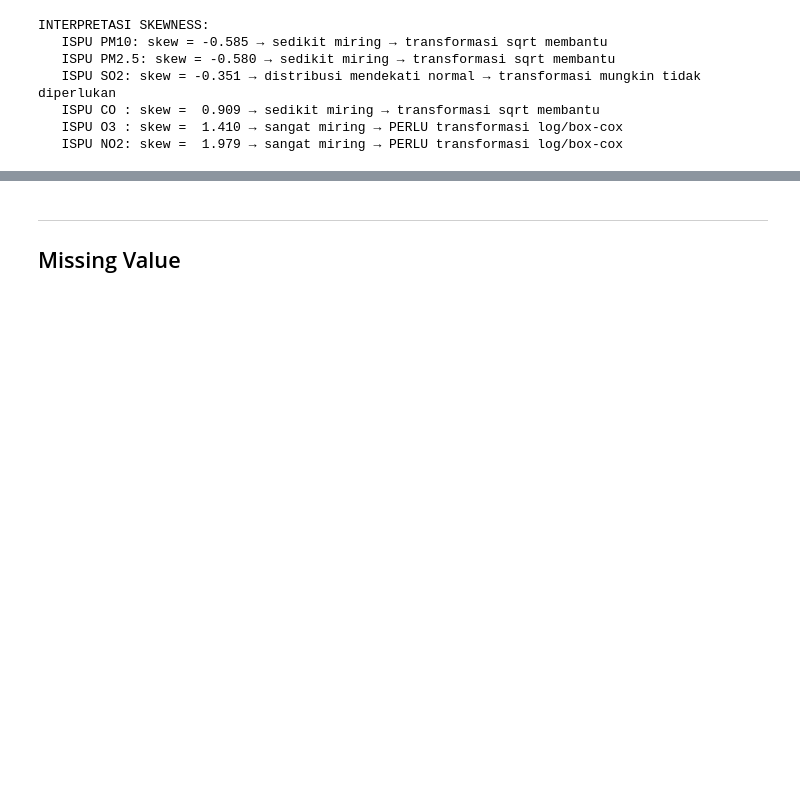
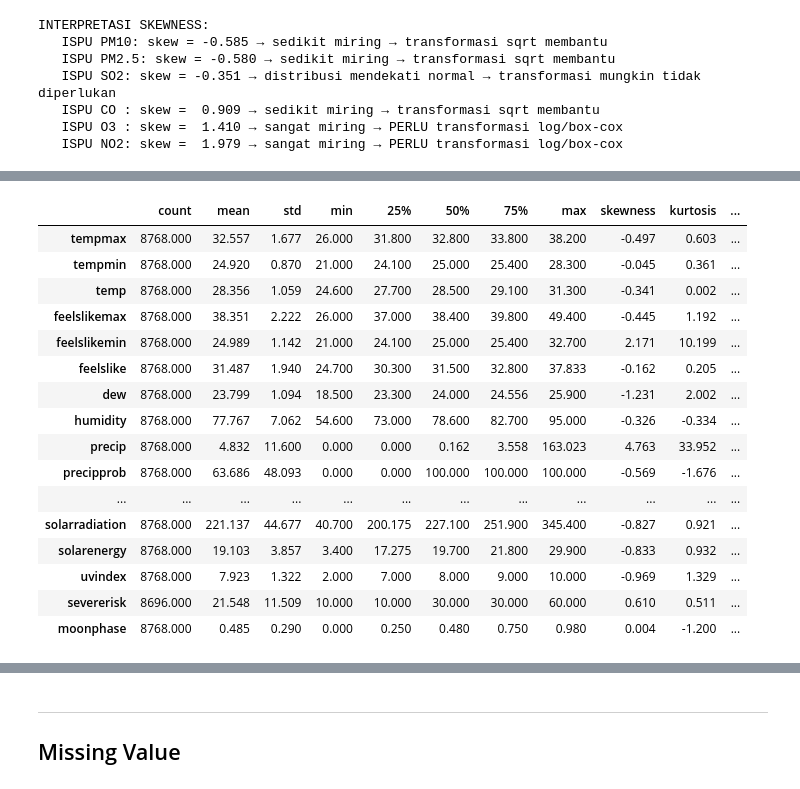
Before and after one commit to aauliaaz/project-daming, a Jupyter notebook: notebooks/EDA.ipynb, the cells around one changed output, grey strips where cells are left out. Saved outputs shown, nothing was run; the diff lists cells and outputs as text; code cells hidden in the pictures; blank space fills up the shorter version.

```diff
--- a/notebooks/EDA.ipynb
+++ b/notebooks/EDA.ipynb
@@ -236,3 +242,68 @@ INTERPRETASI SKEWNESS:
    ISPU CO : skew =  0.909 → sedikit miring → transformasi sqrt membantu
    ISPU O3 : skew =  1.410 → sangat miring → PERLU transformasi log/box-cox
    ISPU NO2: skew =  1.979 → sangat miring → PERLU transformasi log/box-cox
+# %%
+# Statistik deskriptif data cuaca
+CUACA_NUMERIK = [
+    'tempmax', 'tempmin', 'temp', 'feelslikemax', 'feelslikemin', 'feelslike',
+    'dew', 'humidity', 'precip', 'precipprob', 'precipcover',
+    'snow', 'snowdepth', 'windgust', 'windspeed', 'winddir',
+    'sealevelpressure', 'cloudcover', 'visibility',
+    'solarradiation', 'solarenergy', 'uvindex', 'severerisk', 'moonphase'
+]
+
+CUACA_NUMERIK = [col for col in CUACA_NUMERIK if col in df_cuaca.columns]
+
+print(f'Kolom cuaca numerik: {CUACA_NUMERIK}')
+
+for col in CUACA_NUMERIK:
+    df_cuaca[col] = pd.to_numeric(df_cuaca[col], errors='coerce')
+
+if CUACA_NUMERIK:
+    stats_cuaca = df_cuaca[CUACA_NUMERIK].describe().T
+    stats_cuaca['skewness'] = df_cuaca[CUACA_NUMERIK].skew()
+    stats_cuaca['kurtosis'] = df_cuaca[CUACA_NUMERIK].kurtosis()
+    stats_cuaca['missing_count'] = df_cuaca[CUACA_NUMERIK].isnull().sum()
+    stats_cuaca['missing_pct'] = (df_cuaca[CUACA_NUMERIK].isnull().sum() / len(df_cuaca) * 100).round(2)
+
+    print('\nSTATISTIK DESKRIPTIF CUACA')
+    display(stats_cuaca.round(3))
+
+    CUACA_UTAMA = [
+        'temp', 'humidity', 'precip', 'windspeed',
+        'windgust', 'cloudcover', 'visibility', 'uvindex'
+    ]
+    CUACA_UTAMA = [col for col in CUACA_UTAMA if col in df_cuaca.columns]
+
+    if 'station' in df_cuaca.columns and CUACA_UTAMA:
+        stats_cuaca_station = (
+            df_cuaca
+            .groupby('station')[CUACA_UTAMA]
+            .agg(['mean', 'median', 'min', 'max'])
+            .round(3)
+        )
+        print('\nCUACA PER STASIUN')
+        display(stats_cuaca_station)
+
+    print('\nINTERPRETASI SKEWNESS FITUR CUACA UTAMA:')
+    for col in CUACA_UTAMA:
+        skew = df_cuaca[col].skew()
+        if pd.isna(skew):
+            ket = 'tidak cukup variasi data untuk menghitung skewness'
+        elif abs(skew) < 0.5:
+            ket = 'distribusi relatif simetris'
+        elif skew > 1:
+            ket = 'miring kanan kuat; banyak nilai rendah dengan beberapa nilai ekstrem tinggi'
+        elif skew > 0:
+            ket = 'miring kanan sedang'
+        elif skew < -1:
+            ket = 'miring kiri kuat; banyak nilai tinggi dengan beberapa nilai ekstrem rendah'
+        else:
+            ket = 'miring kiri sedang'
+        print(f'   {col:12s}: skew = {skew:7.3f} -> {ket}')
+
+    for col in ['conditions', 'preciptype', 'icon']:
+        if col in df_cuaca.columns:
+            print(f'\nFREKUENSI {col.upper()}')
+            display(df_cuaca[col].value_counts(dropna=False).head(10).to_frame(name='jumlah'))
+# %% [output]
@@ -238,0 +313,17 @@ INTERPRETASI SKEWNESS:
+|  | count | mean | std | min | 25% | 50% | 75% | max | skewness | kurtosis | ... |
+| tempmax | 8768.000 | 32.557 | 1.677 | 26.000 | 31.800 | 32.800 | 33.800 | 38.200 | -0.497 | 0.603 | ... |
+| tempmin | 8768.000 | 24.920 | 0.870 | 21.000 | 24.100 | 25.000 | 25.400 | 28.300 | -0.045 | 0.361 | ... |
+| temp | 8768.000 | 28.356 | 1.059 | 24.600 | 27.700 | 28.500 | 29.100 | 31.300 | -0.341 | 0.002 | ... |
+| feelslikemax | 8768.000 | 38.351 | 2.222 | 26.000 | 37.000 | 38.400 | 39.800 | 49.400 | -0.445 | 1.192 | ... |
+| feelslikemin | 8768.000 | 24.989 | 1.142 | 21.000 | 24.100 | 25.000 | 25.400 | 32.700 | 2.171 | 10.199 | ... |
+| feelslike | 8768.000 | 31.487 | 1.940 | 24.700 | 30.300 | 31.500 | 32.800 | 37.833 | -0.162 | 0.205 | ... |
+| dew | 8768.000 | 23.799 | 1.094 | 18.500 | 23.300 | 24.000 | 24.556 | 25.900 | -1.231 | 2.002 | ... |
+| humidity | 8768.000 | 77.767 | 7.062 | 54.600 | 73.000 | 78.600 | 82.700 | 95.000 | -0.326 | -0.334 | ... |
+| precip | 8768.000 | 4.832 | 11.600 | 0.000 | 0.000 | 0.162 | 3.558 | 163.023 | 4.763 | 33.952 | ... |
+| precipprob | 8768.000 | 63.686 | 48.093 | 0.000 | 0.000 | 100.000 | 100.000 | 100.000 | -0.569 | -1.676 | ... |
+| ... | ... | ... | ... | ... | ... | ... | ... | ... | ... | ... | ... |
+| solarradiation | 8768.000 | 221.137 | 44.677 | 40.700 | 200.175 | 227.100 | 251.900 | 345.400 | -0.827 | 0.921 | ... |
+| solarenergy | 8768.000 | 19.103 | 3.857 | 3.400 | 17.275 | 19.700 | 21.800 | 29.900 | -0.833 | 0.932 | ... |
+| uvindex | 8768.000 | 7.923 | 1.322 | 2.000 | 7.000 | 8.000 | 9.000 | 10.000 | -0.969 | 1.329 | ... |
+| severerisk | 8696.000 | 21.548 | 11.509 | 10.000 | 10.000 | 30.000 | 30.000 | 60.000 | 0.610 | 0.511 | ... |
+| moonphase | 8768.000 | 0.485 | 0.290 | 0.000 | 0.250 | 0.480 | 0.750 | 0.980 | 0.004 | -1.200 | ... |
```
Also changed, not shown: parts of 9 cells of this notebook, 3 other files.
